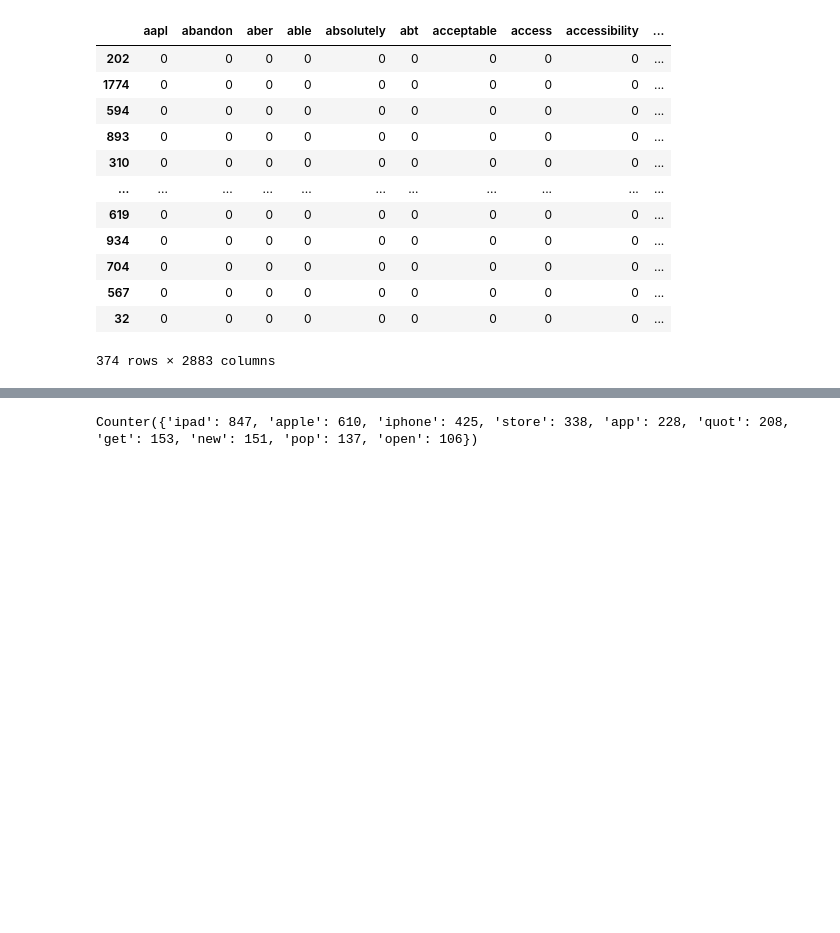
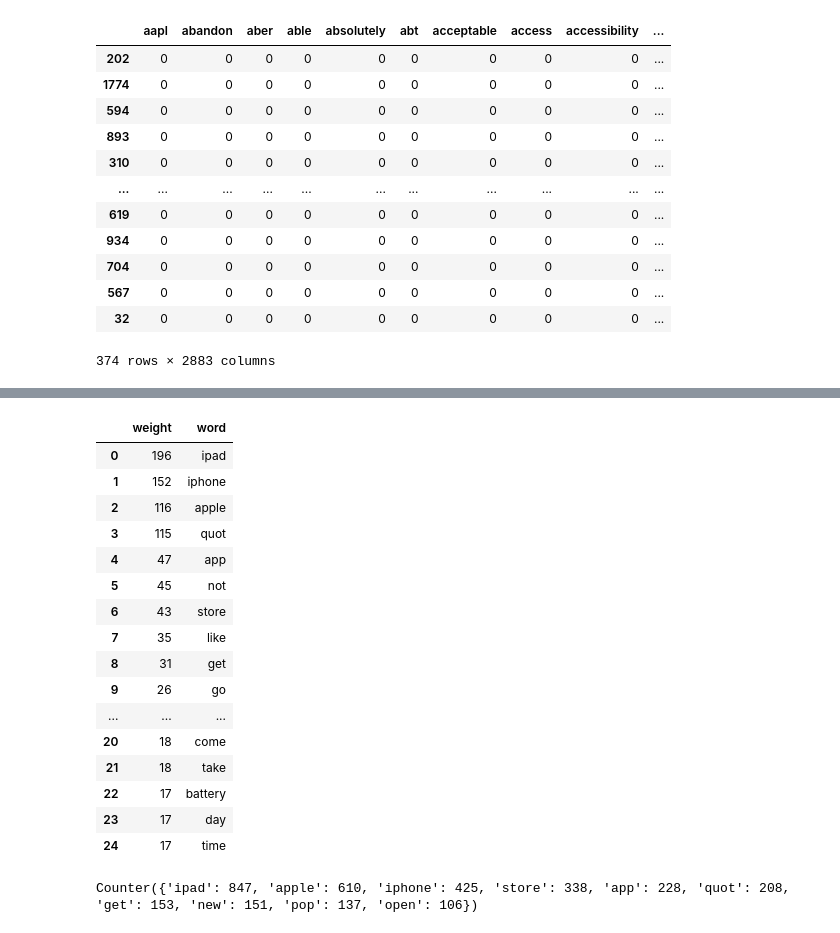
Before and after one commit to myt-hue/NLP-Customer-Sentiment-, a Jupyter notebook: notebook_Dan.ipynb, the cells around one changed output, grey strips where cells are left out. Drawn from its saved outputs; the diff is of its cells as text; code cells hidden in the pictures; blank space fills up the shorter version.

```diff
--- a/notebook_Dan.ipynb
+++ b/notebook_Dan.ipynb
@@ -384,0 +437,18 @@ X_val_cv
+# %%
+neg_word_list = list(cv.get_feature_names_out())
+
+#neg_word_list = list(map(lambda x: 'app' if x == 'apps' else x, neg_word_list))
+#neg_word_list = list(map(lambda x: 'app' if x == 'apps' else x, neg_word_list))
+
+for x in neg_word_list:
+    if x == 'apps':
+        neg_word_list.remove(x)
+
+neg_word_count = neg_token_cv.sum(axis=0)
+neg_word_dict = dict(zip(neg_word_list, neg_word_count))
+
+#neg_word_dict['app'] = neg_word_dict['apps']
+#del neg_word_dict['apps']
+
+sorted_neg_word_dict = dict(sorted(neg_word_dict.items(), key=lambda item: item[1], reverse=True)[:25])
+sorted_neg_word_dict
@@ -388,3 +476,27 @@ X_val_cv
 #word_dict = dict(zip(word_list, word_count))
 #sorted_word_dict = dict(sorted(word_dict.items(), key=lambda item: item[1], reverse=True)[:10])
 #sorted_word_dict
+# %%
+word_count_df = pd.DataFrame(sorted_neg_word_dict.items(), columns=['word', 'weight'])
+cols = word_count_df.columns.tolist()
+cols = cols[-1:] + cols[:-1]
+word_count_df = word_count_df[cols]
+word_count_df
+# %% [output]
+|  | weight | word |
+| 0 | 196 | ipad |
+| 1 | 152 | iphone |
+| 2 | 116 | apple |
+| 3 | 115 | quot |
+| 4 | 47 | app |
+| 5 | 45 | not |
+| 6 | 43 | store |
+| 7 | 35 | like |
+| 8 | 31 | get |
+| 9 | 26 | go |
+| ... | ... | ... |
+| 20 | 18 | come |
+| 21 | 18 | take |
+| 22 | 17 | battery |
+| 23 | 17 | day |
+| 24 | 17 | time |
```
Also changed, not shown: parts of 11 cells of this notebook.
